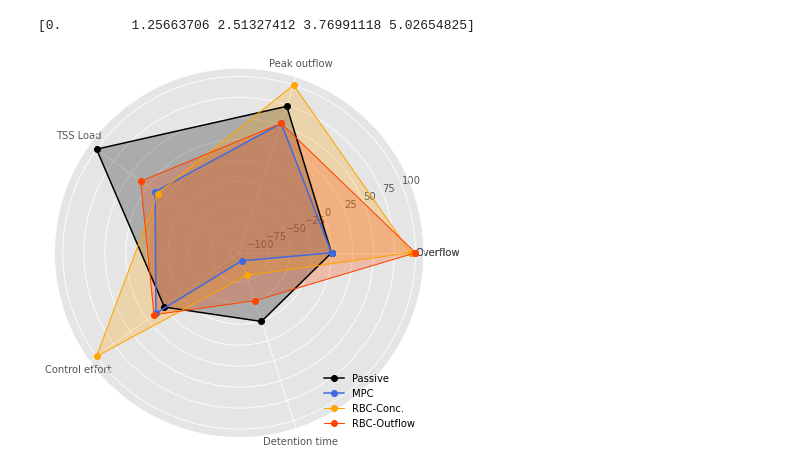
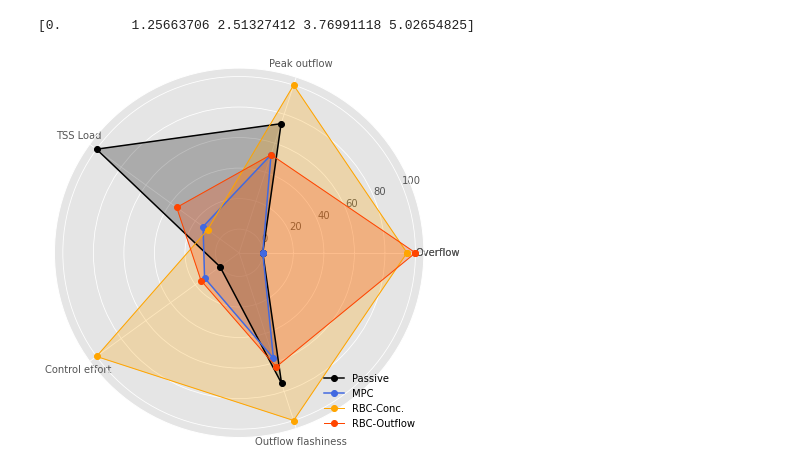
Before and after one commit to future-water/mpc-pond, a Jupyter notebook: radar_chart.ipynb, the cells around one changed output. Saved outputs shown, nothing was run; the diff lists cells and outputs as text; code cells hidden in the pictures.

```diff
--- a/radar_chart.ipynb
+++ b/radar_chart.ipynb
@@ -4,11 +4,12 @@ import matplotlib.pyplot as plt
 
 plt.style.use('ggplot')
 # %%
-subjects=['Overflow','Peak outflow','TSS Load','Control effort', 'Detention time']
-MPC=[0,52.0813,13.7164,12.5027,-100]
-RBC_c=[94.4565,100,10.1137,100,-81.6460]
-RBC_q = [100,52.0813,35.0775,15.3913,-49.8730]
-Passive = [0, 73.4538, 100, 0, -24.0514]
+subjects=['Overflow','Peak outflow','TSS Load','Control effort', 'Outflow flashiness']
+MPC=[0,52.0813,13.7164,12.5027,57.1292]
+RBC_c=[94.4565,100,10.1137,100,100]
+RBC_q = [100,52.0813,35.0775,15.3913,63.0609]
+Passive = [0, 73.4538, 100, 0, 74.4027]
+negative = [-10, -10, -10, -10, 10]
 # %%
 angles=np.linspace(0,2*np.pi,len(subjects), endpoint=False)
 print(angles)
@@ -21,30 +22,34 @@ MPC.append(MPC[0])
 RBC_c.append(RBC_c[0])
 RBC_q.append(RBC_q[0])
 Passive.append(Passive[0])
+negative.append(negative[0])
 # %%
 fig=plt.figure(figsize=(6,6))
 ax=fig.add_subplot(polar=True)
 #MPC plot
 ax.plot(angles,Passive, 'o-', color='k', label='Passive')
 ax.fill(angles, Passive, alpha=0.25, color='k')
 
 ax.plot(angles,MPC, 'o-', color='royalblue', label='MPC')
 ax.fill(angles, MPC, alpha=0.25, color='royalblue')
 
 #RBC_c Plot
 ax.plot(angles,RBC_c, 'o-', color='orange', linewidth=1, label='RBC-Conc.')
 ax.fill(angles,RBC_c, alpha=0.25, color='orange')
 
 #RBC_q Plot
 ax.plot(angles,RBC_q, 'o-', color='orangered', linewidth=1, label='RBC-Outflow')
 ax.fill(angles,RBC_q, alpha=0.25, color='orangered')
 
+ax.plot(angles,negative, 'o-', alpha=0, color='orangered', linewidth=1, label='')
+ax.fill(angles,negative, alpha=0, color='orangered')
+
 #Add labels
 ax.set_thetagrids(angles * 180/np.pi, subjects)
 plt.grid(True)
 plt.tight_layout()
 plt.legend(frameon=False, loc = 'lower right')
 plt.savefig('performance_pond4.png', dpi=300)
 plt.show()
 # %% [output]
-[figure, old version]
+[figure, new version]
```
